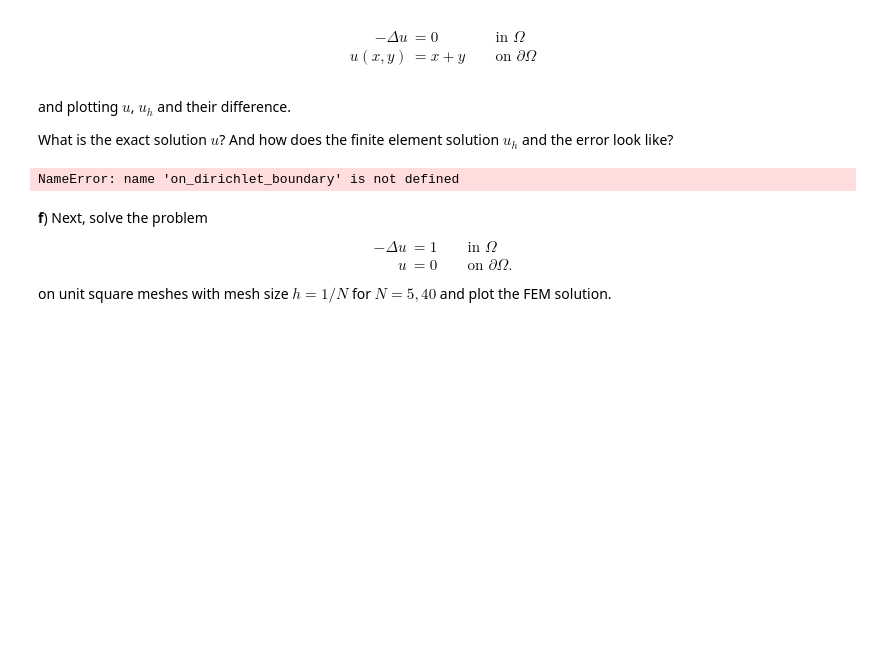
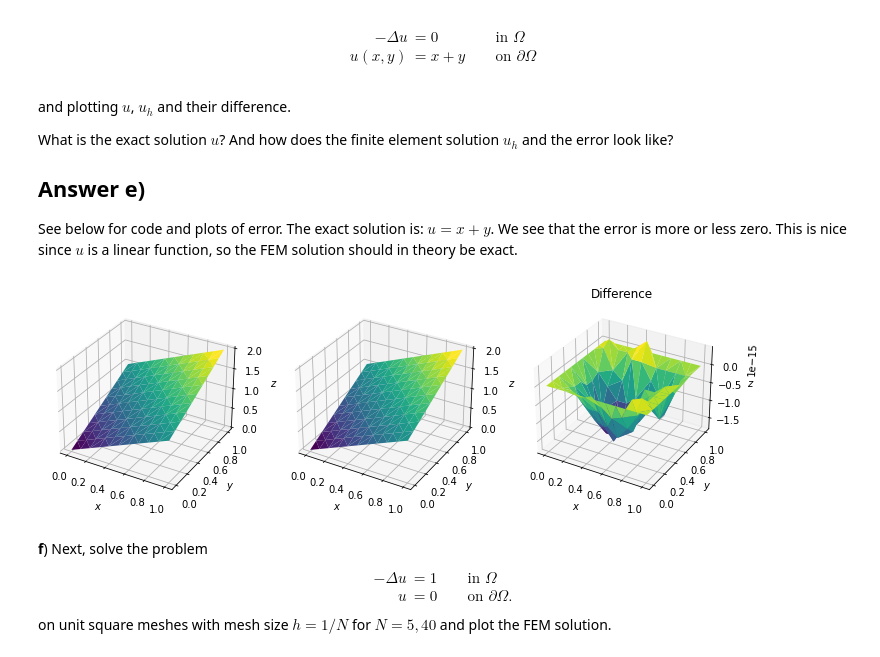
Before and after one commit to klashenriksson/numpde, a Jupyter notebook: lab4/lab_04_part_2.ipynb, the cells around one changed output. Saved outputs shown, nothing was run; the diff lists cells and outputs as text; code cells hidden in the pictures; blank space fills up the shorter version.

```diff
--- a/lab4/lab_04_part_2.ipynb
+++ b/lab4/lab_04_part_2.ipynb
@@ -525,6 +531,10 @@ def apply_bcs_dirichlet(A, b, dirichlet_nodes, g_D_values):
 and plotting $u$, $u_h$ and their difference.
 
 What is the exact solution $u$? And how does the finite element solution $u_h$ and the error look like?
+
+## Answer e)
+See below for code and plots of error. The exact solution is:
+$u = x + y$. We see that the error is more or less zero. This is nice since $u$ is a linear function, so the FEM solution should in theory be exact.
 # %%
 def eval_function_on_nodes(f, nodes):
     vals = np.empty(len(nodes))
@@ -535,21 +545,23 @@ def eval_function_on_nodes(f, nodes):
 # %%
 N = 10
 a = lambda x,y : 1
 f = lambda x,y : 0
 g_D = lambda x,y : x + y
+U_analytic = lambda x,y: x + y
+
 P,T = mt.unitsquare_mesh(N)
 A = assemble_stiffness_matrix(P,T,a)
 b = assemble_load_vector(P,T, f)
 
 dirichlet_nodes = extract_nodes(P, on_dirichlet_boundary)
 g_D_values = eval_function_on_nodes(g_D, dirichlet_nodes)
 
 apply_bcs_dirichlet(A,b,dirichlet_nodes, g_D_values)
 U = spsolve(A.tocsr(), b)
 
-pt.plot2D(P[:,0], P[:,1], U, T)
+pt.plot_comparison_2D(P[:,0], P[:,1], U_analytic(P[:,0], P[:,1]), U, T)
 # %% [output]
-NameError: name 'on_dirichlet_boundary' is not defined
+[figure, added]
 # %% [markdown]
 **f**) Next, solve the problem
 \begin{alignat*}{3}
```
Also changed, not shown: parts of 7 cells of this notebook, 1 other file.
